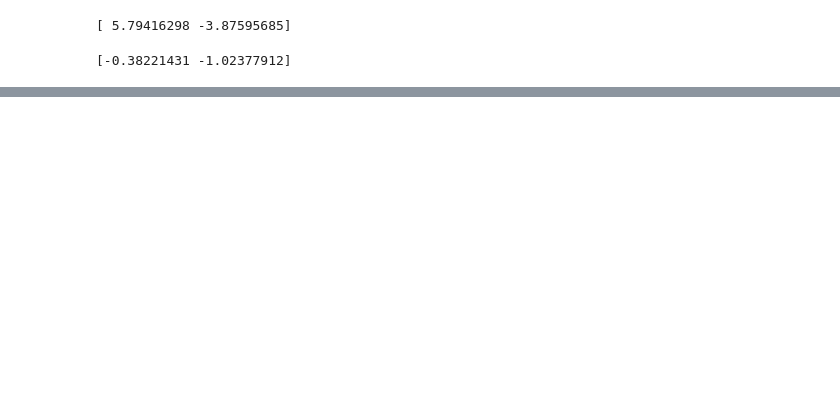
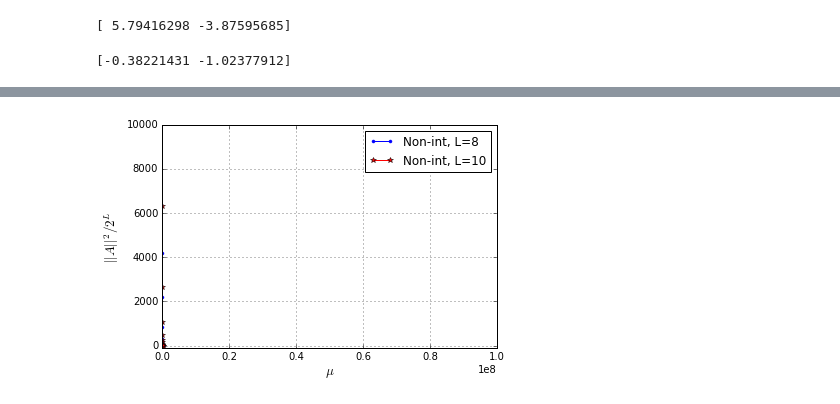
Before and after one commit to alexandreday/counterdiabatic-driving, a Jupyter notebook: zero_denom/jupyter_codes/v1_mu_scaling.ipynb, the cells around one changed output, grey strips where cells are left out. Drawn from its saved outputs; the diff is of its cells as text; code cells hidden in the pictures; blank space fills up the shorter version.

```diff
--- a/zero_denom/jupyter_codes/v1_mu_scaling.ipynb
+++ b/zero_denom/jupyter_codes/v1_mu_scaling.ipynb
@@ -293,0 +256,12 @@ for i in range(muTot):
+# %%
+plt.plot(x1[20:],y1[20:]/2**8, 'b.-', label='Non-int, L=8')
+plt.plot(x3[20:],y3[20:]/2**10, 'r*-', label='Non-int, L=10')
+#plt.loglog(x5,y5/2**12, 'b+-', label='Non-int, L=12')
+plt.ylabel(r"$||A||^2/2^L$", fontsize=13)
+plt.ylim([-100,10000])
+plt.xlim([-100,1e8])
+plt.xlabel(r"$\mu$", fontsize=13)
+plt.legend(loc='best')
+plt.grid()
+# %% [output]
+[figure, added]
```
Also changed, not shown: parts of 26 cells of this notebook, 5 other files.
